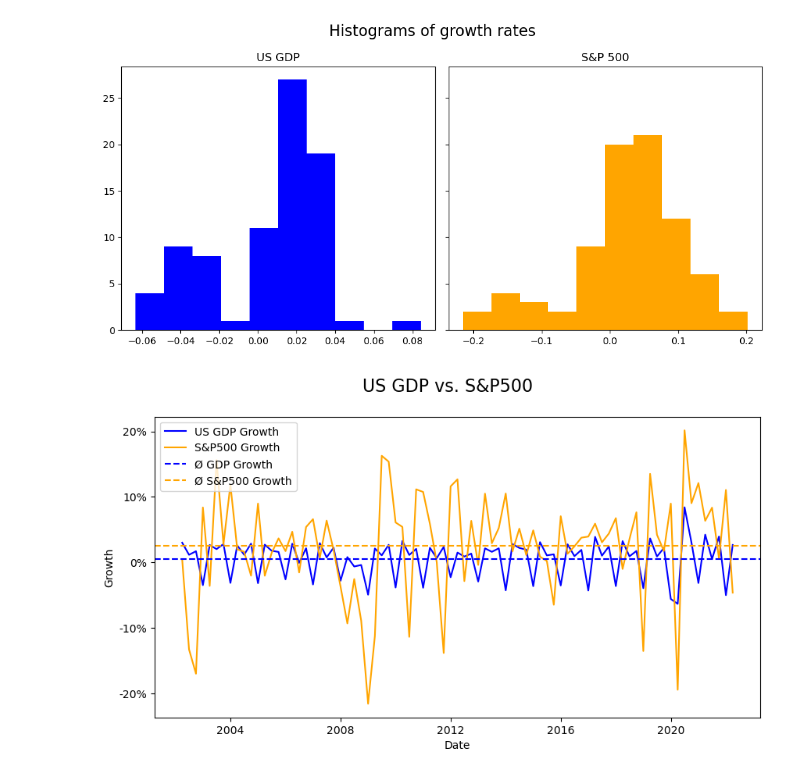
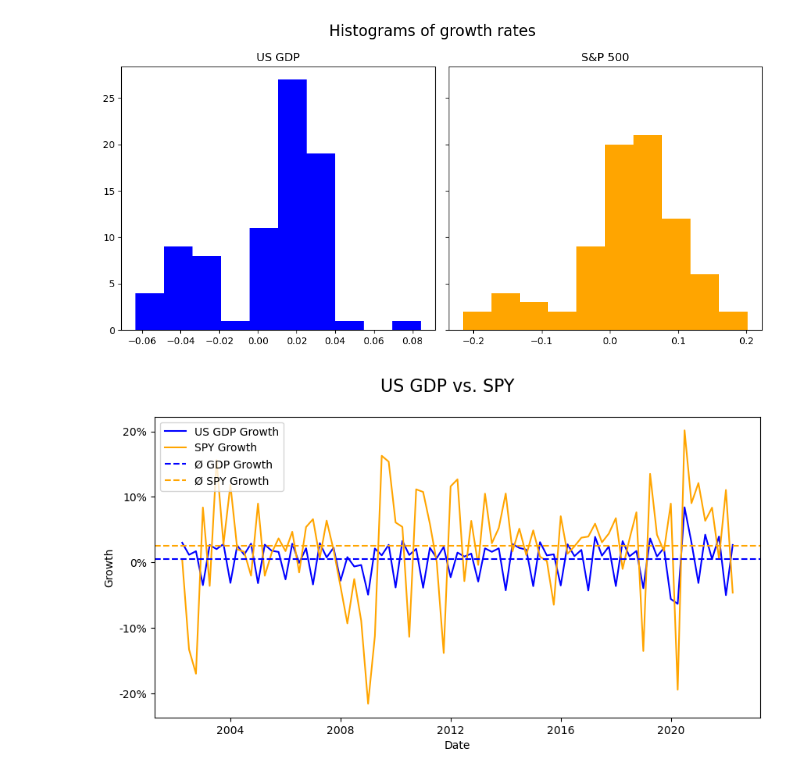
Before and after one commit to tillfurger/stock_vs_gdp, a Jupyter notebook: notebooks/data_analysis.ipynb, the cells around one changed output. Cells and saved outputs as stored; diff of their text form; code cells hidden in the pictures.

```diff
--- a/notebooks/data_analysis.ipynb
+++ b/notebooks/data_analysis.ipynb
@@ -135,20 +135,20 @@ plt.savefig("../reports/figures/histograms.svg")
 # %%
 # Plot the growth rates and the average growth over that period
 
 fig4, ax4 = plt.subplots(figsize=(10, 5))
 
 ax4.plot(data.us_gdp_growth, color='blue')
 ax4.plot(data.sp500_growth, color='orange')
 
 ax4.axhline(y=np.nanmean(data.us_gdp_growth), color='blue', linestyle='dashed')
 ax4.axhline(y=np.nanmean(data.sp500_growth), color='orange', linestyle='dashed')
 
 ax4.yaxis.set_major_formatter(FuncFormatter(lambda y, _: '{:.0%}'.format(y)))
-fig4.suptitle('US GDP vs. S&P500', fontsize=16)
+fig4.suptitle('US GDP vs. SPY', fontsize=16)
 ax4.set_ylabel('Growth')
 ax4.set_xlabel('Date')
-ax4.legend(['US GDP Growth', 'S&P500 Growth', 'Ø GDP Growth', 'Ø S&P500 Growth'], loc='upper left');
+ax4.legend(['US GDP Growth', 'SPY Growth', 'Ø GDP Growth', 'Ø SPY Growth'], loc='upper left');
 
 plt.savefig("../reports/figures/average_growth.svg")
 # %% [output]
-[figure, old version]
+[figure, new version]
```
Also changed, not shown: parts of 3 cells of this notebook, 22 other files.
